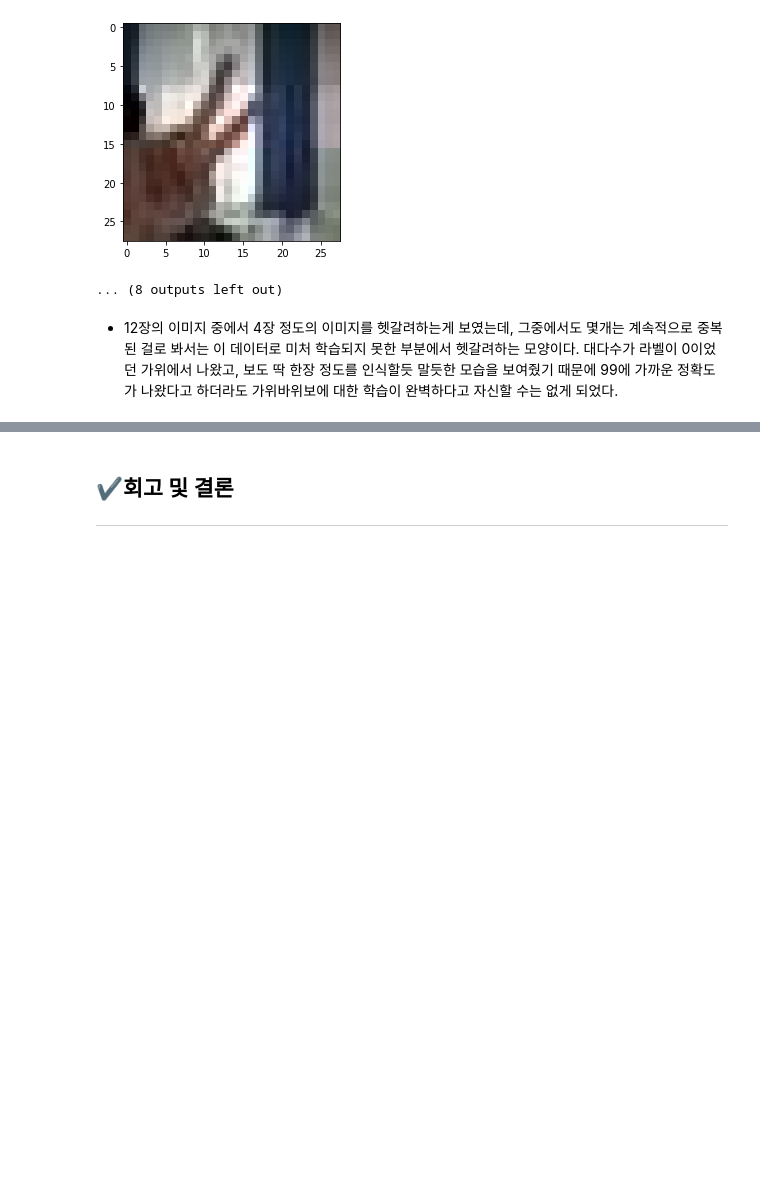
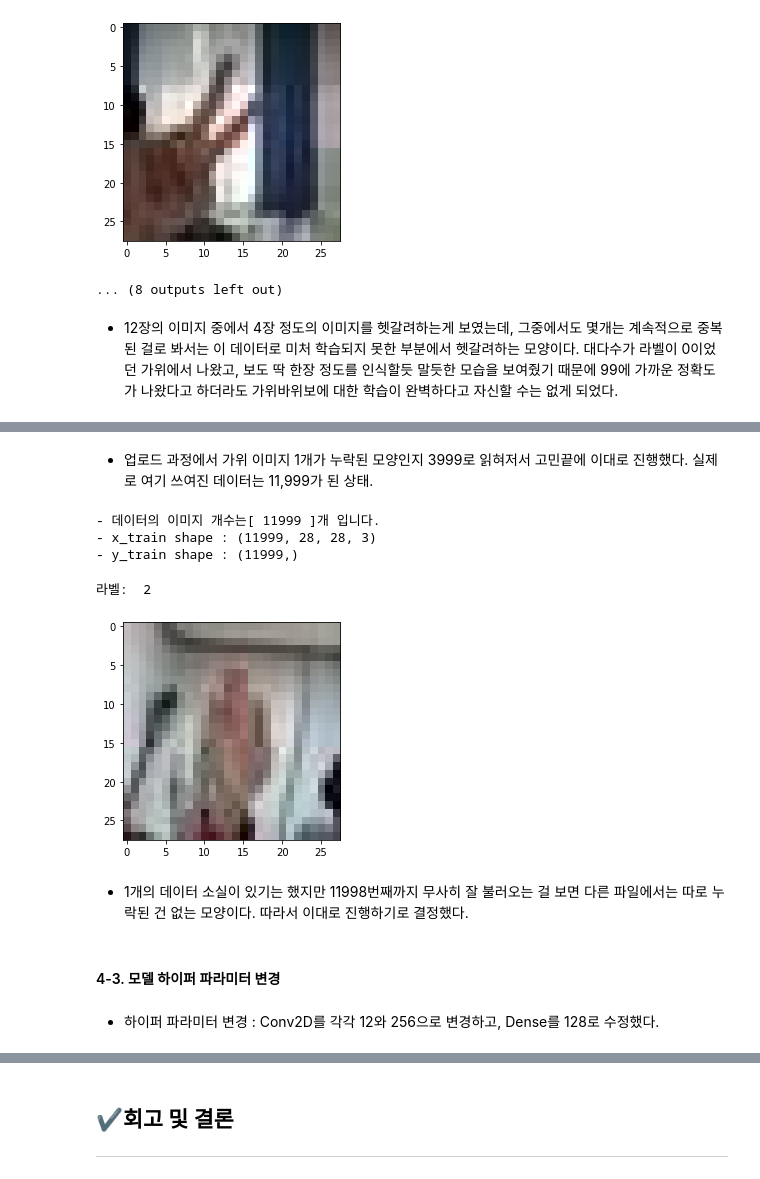
Before and after one commit to Wdstar09/Aiffel_project, a Jupyter notebook: LMS_Exploration/E-05/[E-05]exploration_05.ipynb, the cells around one changed output, grey strips where cells are left out. Saved outputs shown, nothing was run; the diff lists cells and outputs as text; code cells hidden in the pictures; blank space fills up the shorter version.

```diff
--- a/LMS_Exploration/E-05/[E-05]exploration_05.ipynb
+++ b/LMS_Exploration/E-05/[E-05]exploration_05.ipynb
@@ -1231,0 +1275,58 @@ for n in samples:
+# %% [markdown]
+* 업로드 과정에서 가위 이미지 1개가 누락된 모양인지 3999로 읽혀저서 고민끝에 이대로 진행했다. 실제로 여기 쓰여진 데이터는 11,999가 된 상태.
+# %%
+# 가위바위보 라벨링
+
+img_path = '/content/gdrive/MyDrive/aiffel/ex_05/ex05_ver_05/train'
+
+def load_data(img_path, number_of_data=11999):  # 가위바위보 이미지 개수 총합 11,999
+    # 가위 : 0, 바위 : 1, 보 : 2
+    img_size=28
+    color=3
+    #이미지 데이터와 라벨(가위 : 0, 바위 : 1, 보 : 2) 데이터를 담을 행렬(matrix) 영역을 생성
+    imgs=np.zeros(number_of_data*img_size*img_size*color,dtype=np.int32).reshape(number_of_data,img_size,img_size,color)
+    labels=np.zeros(number_of_data,dtype=np.int32)
+
+    idx=0
+    for file in glob.iglob(img_path+'/scissor/*.jpg'): # 가위는 0으로 라벨링
+        img = np.array(Image.open(file),dtype=np.int32)
+        imgs[idx,:,:,:]=img    # 데이터 영역에 이미지 행렬을 복사
+        labels[idx]=0
+        idx=idx+1
+
+    for file in glob.iglob(img_path+'/rock/*.jpg'): # 바위는 1로 라벨링
+        img = np.array(Image.open(file),dtype=np.int32)
+        imgs[idx,:,:,:]=img    # 데이터 영역에 이미지 행렬을 복사
+        labels[idx]=1
+        idx=idx+1
+
+    for file in glob.iglob(img_path+'/paper/*.jpg'): # 보는 2로 라벨링
+        img = np.array(Image.open(file),dtype=np.int32)
+        imgs[idx,:,:,:]=img    # 데이터 영역에 이미지 행렬을 복사
+        labels[idx]=2
+        idx=idx+1
+
+    print("- 데이터의 이미지 개수는[", idx,"]개 입니다.")
+    return imgs, labels
+
+image_dir_path = '/content/gdrive/MyDrive/aiffel/ex_05/ex05_ver_05/train/'
+(x_train, y_train)=load_data(image_dir_path)
+x_train_norm = x_train/255.0   # 입력은 0~1 사이의 값으로 정규화
+
+print("- x_train shape : {}".format(x_train.shape))
+print("- y_train shape : {}".format(y_train.shape))
+# %% [output]
+- 데이터의 이미지 개수는[ 11999 ]개 입니다.
+- x_train shape : (11999, 28, 28, 3)
+- y_train shape : (11999,)
+# %%
+# 라벨링이 제대로 됐는지 확인하기
+plt.imshow(x_train[11998])
+print('라벨: ', y_train[11998])
+# %% [output]
+라벨:  2
+[figure, added]
+# %% [markdown]
+* 1개의 데이터 소실이 있기는 했지만 11998번째까지 무사히 잘 불러오는 걸 보면 다른 파일에서는 따로 누락된 건 없는 모양이다. 따라서 이대로 진행하기로 결정했다.
+# %% [markdown]
+#### 4-3. 모델 하이퍼 파라미터 변경
@@ -1231,0 +1344,2 @@ for n in samples:
+# %% [markdown]
+* 하이퍼 파라미터 변경 : Conv2D를 각각 12와 256으로 변경하고, Dense를 128로 수정했다.
```
Also changed, not shown: parts of 33 cells of this notebook.
